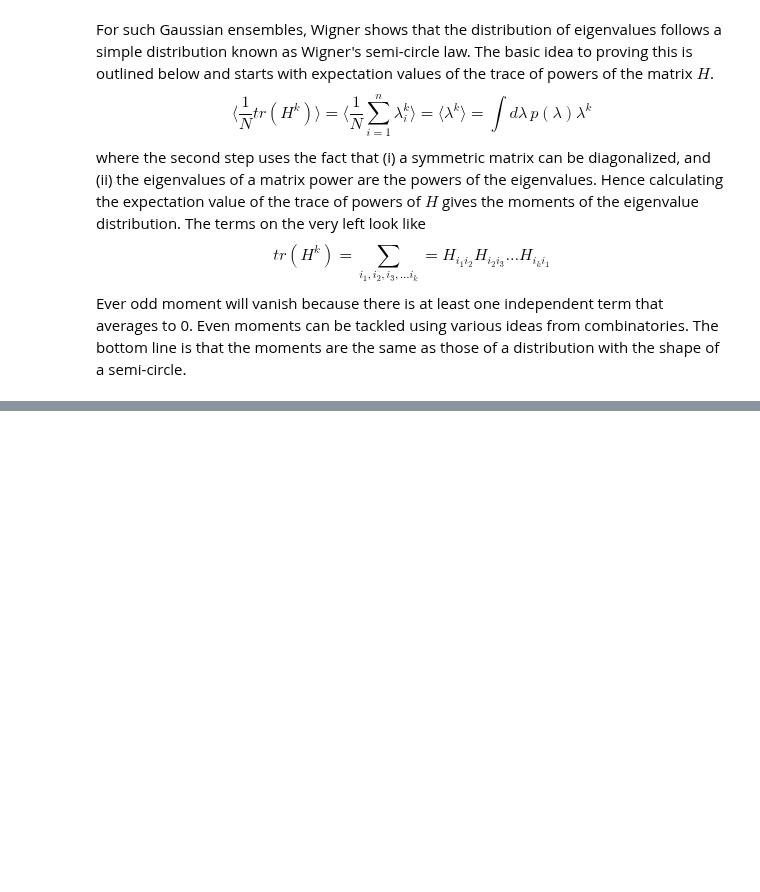
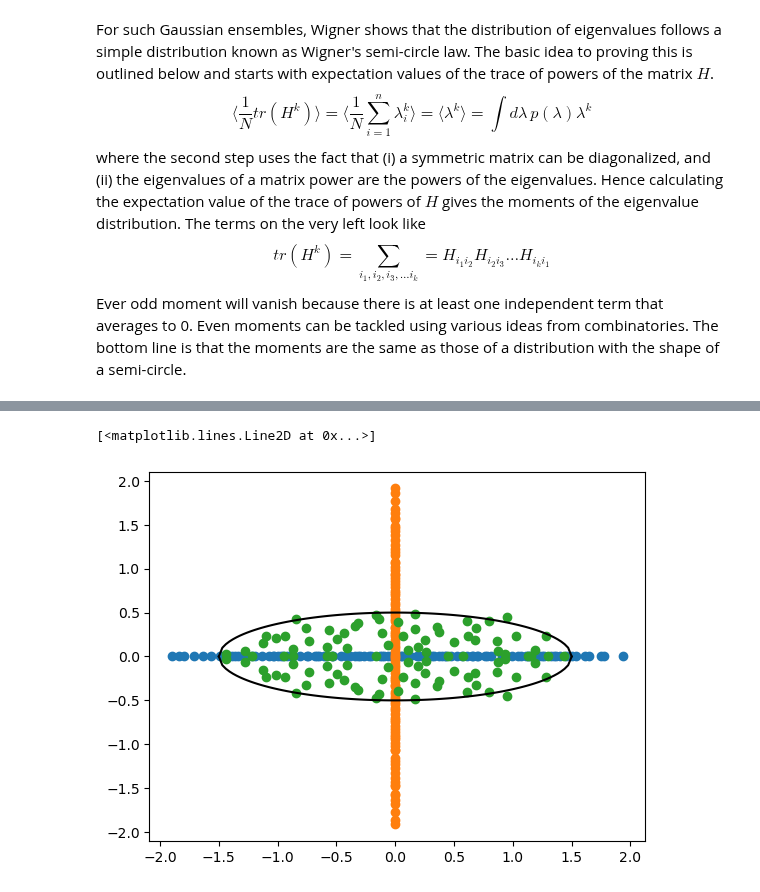
Before and after one commit to neherlab/data-to-physical-models-in-biology-materials, a Jupyter notebook: w09-DimensionalReductions.ipynb, the cells around one changed output, grey strips where cells are left out. Drawn from its saved outputs; the diff is of its cells as text; code cells hidden in the pictures; blank space fills up the shorter version.

```diff
--- a/w09-DimensionalReductions.ipynb
+++ b/w09-DimensionalReductions.ipynb
@@ -398,0 +442,30 @@ The topic has attracted a lot of attention at the intersection of statistical ph
+# %%
+n = 100
+
+# symmetric random matrix
+tmp_sym = np.random.randn(n,n)
+sym = (tmp_sym + tmp_sym.T)/np.sqrt(2*n)
+
+# asymmetric random matrix
+tmp_asym = np.random.randn(n,n)
+asym = (tmp_asym - tmp_asym.T)/np.sqrt(2*n)
+
+# eigenvalues of symmetric matrix
+evs_sym = np.linalg.eig(sym)[0]
+plt.scatter(np.real(evs_sym), np.imag(evs_sym))
+
+# eigenvalues of asymmetric matrix
+evs_asym = np.linalg.eig(asym)[0]
+plt.scatter(np.real(evs_asym), np.imag(evs_asym))
+
+# eigenvalues of mixture matrix with equal variance and correlation coefficient rho=2\tau-1
+rho = 0.5
+tau = 0.5*(rho+1)
+evs_msym = np.linalg.eig(tau**0.5*sym+(1-tau)**0.5*asym)[0]
+plt.scatter(np.real(evs_msym), np.imag(evs_msym))
+lam = np.linspace(-2*tau, 2*tau, 101)
+plt.plot(lam, 2*(1-tau)*np.sqrt(1 - lam**2/4/tau**2), c='k')
+plt.plot(lam, -2*(1-tau)*np.sqrt(1 - lam**2/4/tau**2), c='k')
+# %% [output]
+[<matplotlib.lines.Line2D at 0x...>]
+[figure, added]
```
Also changed, not shown: parts of 18 cells of this notebook.
